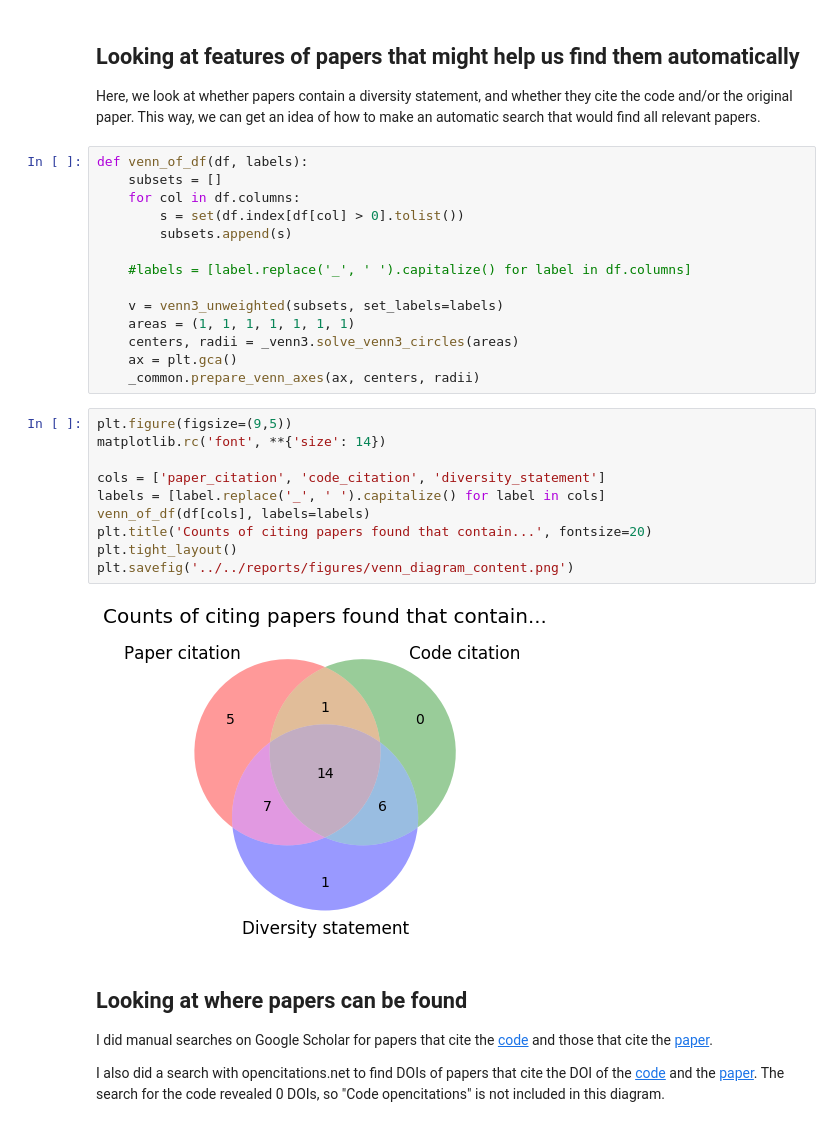
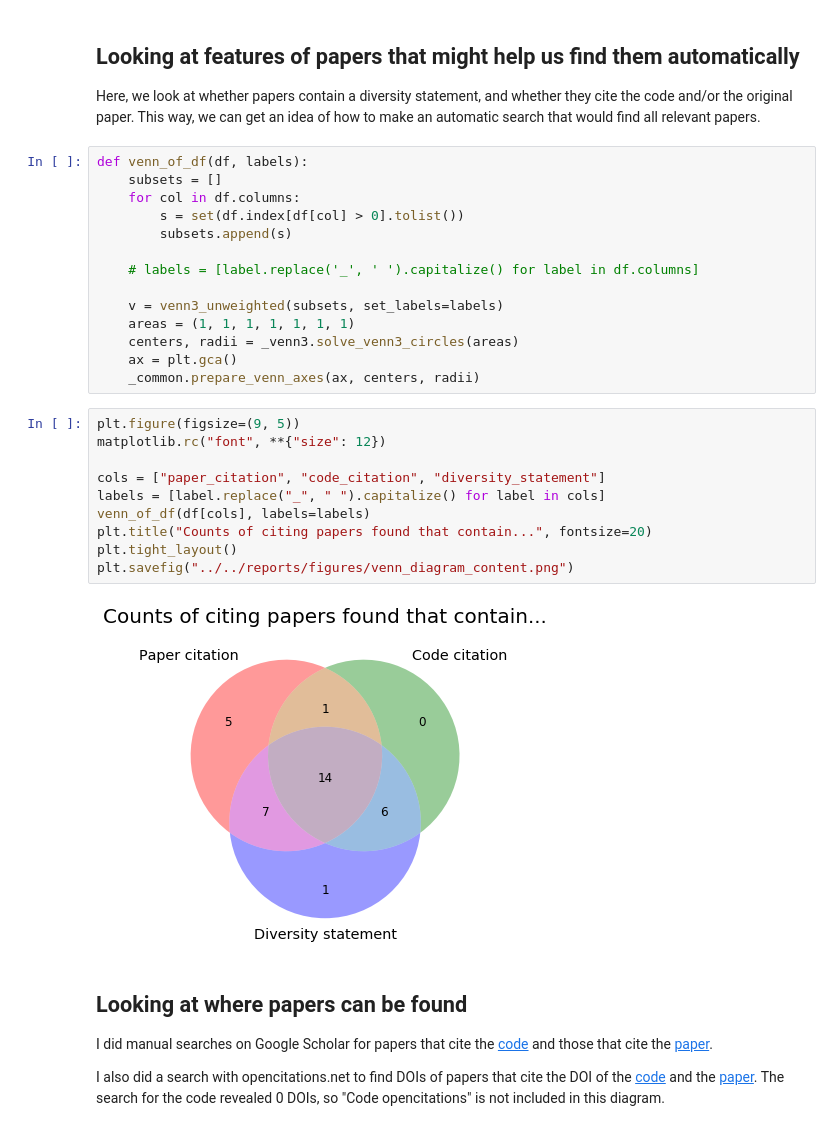
Before and after one commit to koudyk/cleanBibImpact, a Jupyter notebook: src/visualization/visualize_manual_data.ipynb, the cells around one changed output. Drawn from its saved outputs; the diff is of its cells as text.

```diff
--- a/src/visualization/visualize_manual_data.ipynb
+++ b/src/visualization/visualize_manual_data.ipynb
@@ -38,7 +36,7 @@ def venn_of_df(df, labels):
         s = set(df.index[df[col] > 0].tolist())
         subsets.append(s)
 
-    #labels = [label.replace('_', ' ').capitalize() for label in df.columns]
+    # labels = [label.replace('_', ' ').capitalize() for label in df.columns]
 
     v = venn3_unweighted(subsets, set_labels=labels)
     areas = (1, 1, 1, 1, 1, 1, 1)
@@ -46,17 +44,17 @@ def venn_of_df(df, labels):
     ax = plt.gca()
     _common.prepare_venn_axes(ax, centers, radii)
 # %%
-plt.figure(figsize=(9,5))
-matplotlib.rc('font', **{'size': 14})
+plt.figure(figsize=(9, 5))
+matplotlib.rc("font", **{"size": 12})
 
-cols = ['paper_citation', 'code_citation', 'diversity_statement']
-labels = [label.replace('_', ' ').capitalize() for label in cols]
+cols = ["paper_citation", "code_citation", "diversity_statement"]
+labels = [label.replace("_", " ").capitalize() for label in cols]
 venn_of_df(df[cols], labels=labels)
-plt.title('Counts of citing papers found that contain...', fontsize=20)
+plt.title("Counts of citing papers found that contain...", fontsize=20)
 plt.tight_layout()
-plt.savefig('../../reports/figures/venn_diagram_content.png')
+plt.savefig("../../reports/figures/venn_diagram_content.png")
 # %% [output]
-[figure, old version]
+[figure, new version]
 # %% [markdown]
 ## Looking at where papers can be found
 I did manual searches on Google Scholar for papers that cite the [code](https://scholar.google.com/scholar?cites=9664289398725956584&as_sdt=2005&sciodt=0,5&hl=en) and those that cite the [paper](https://scholar.google.com/scholar?cites=5476688246125765713&as_sdt=2005&sciodt=0,5&hl=en).
```
Also changed, not shown: parts of 13 cells of this notebook, 11 other files.
